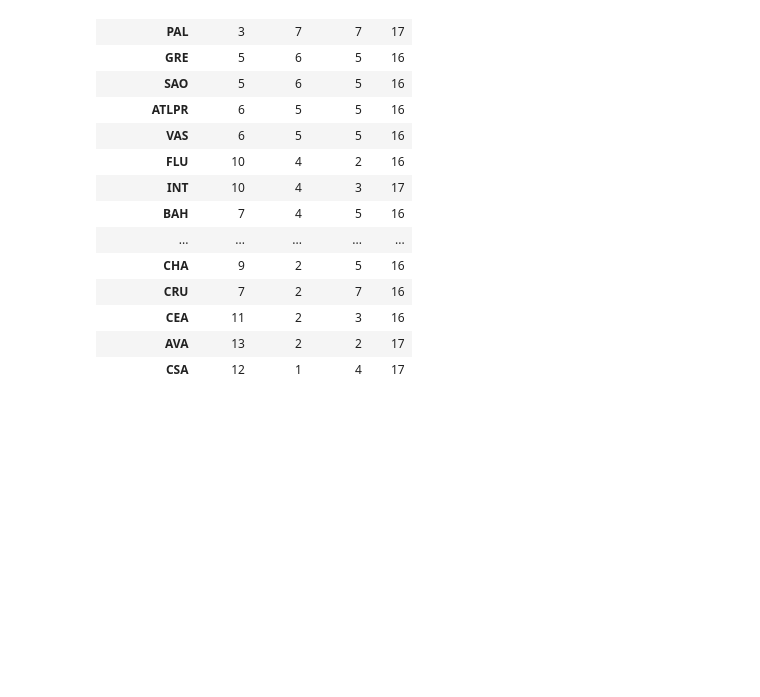
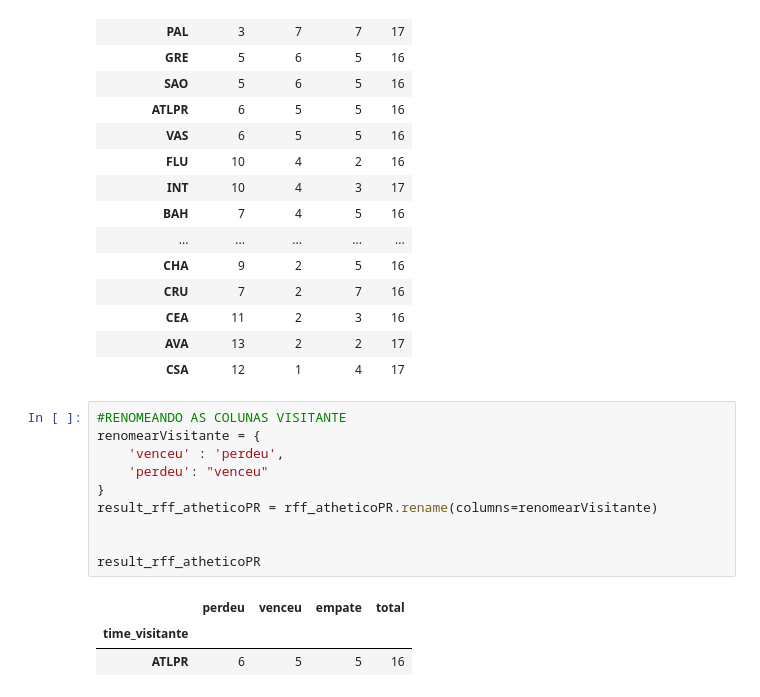
Before and after one commit to victor-maciel/CartolaFC, a Jupyter notebook: analiseDados_cartolaFC_4_tabd.ipynb, the cells around one changed output. Cells and saved outputs as stored; diff of their text form; blank space fills up the shorter version.

```diff
--- a/analiseDados_cartolaFC_4_tabd.ipynb
+++ b/analiseDados_cartolaFC_4_tabd.ipynb
@@ -346,3 +353,17 @@ resultFora.sort_values(by='venceu', ascending=False)
 | CEA | 11 | 2 | 3 | 16 |
 | AVA | 13 | 2 | 2 | 17 |
 | CSA | 12 | 1 | 4 | 17 |
+# %%
+#RENOMEANDO AS COLUNAS VISITANTE
+renomearVisitante = {
+    'venceu' : 'perdeu',
+    'perdeu': "venceu"
+}
+result_rff_atheticoPR = rff_atheticoPR.rename(columns=renomearVisitante)
+
+
+result_rff_atheticoPR
+# %% [output]
+|  | perdeu | venceu | empate | total |
+| time_visitante |  |  |  |  |
+| ATLPR | 6 | 5 | 5 | 16 |
```
Also changed, not shown: parts of 6 cells of this notebook.
